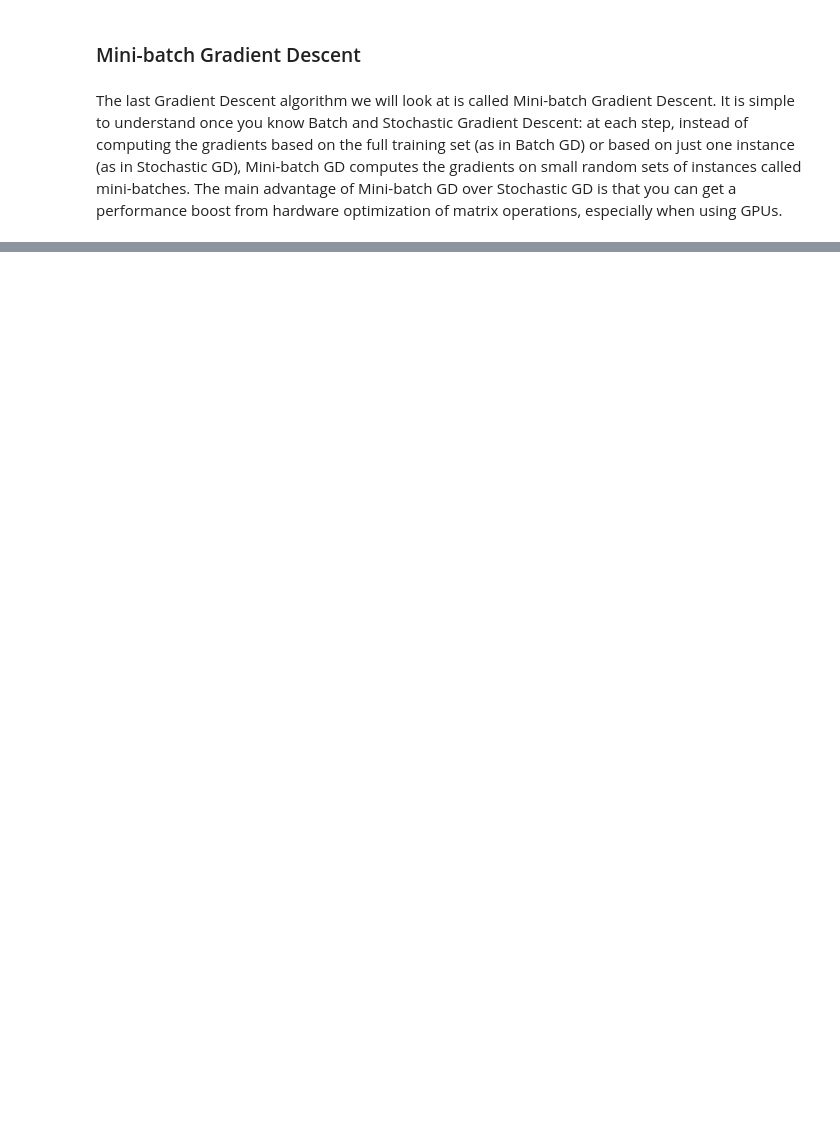
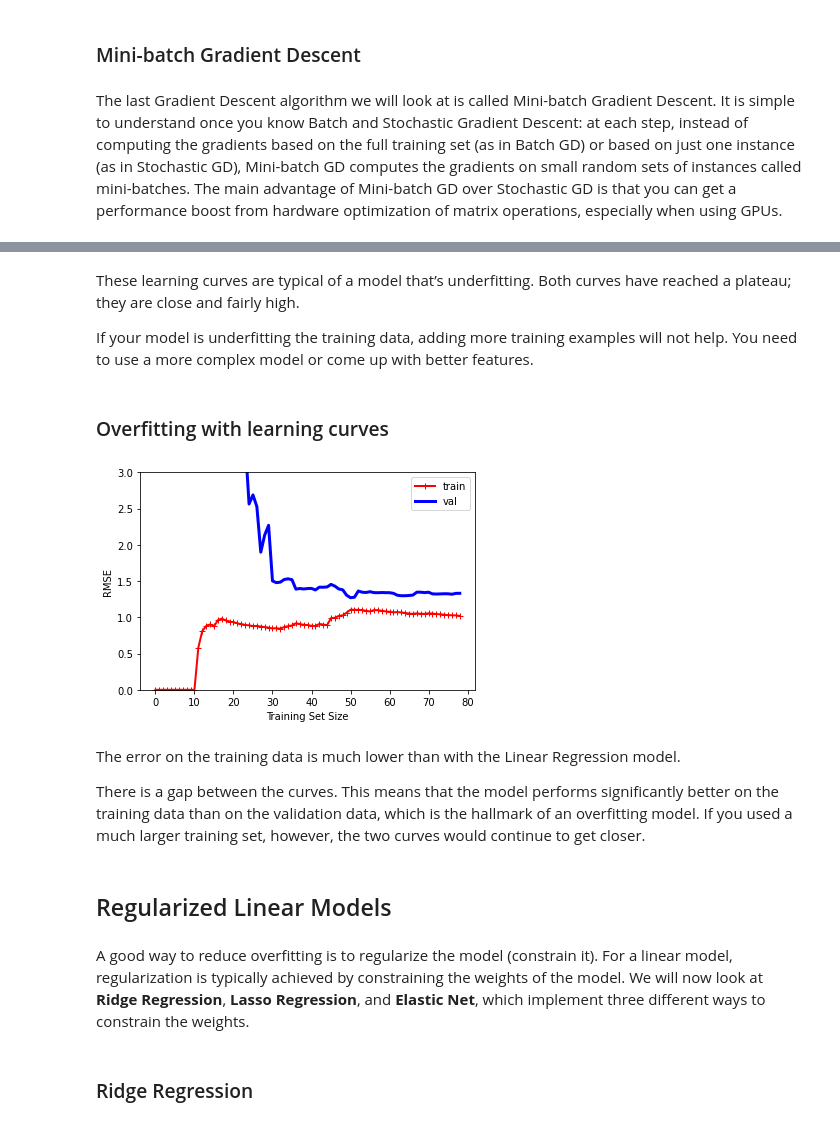
Before and after one commit to alexandrehsd/handson-ml-notes, a Jupyter notebook: ch04_training_models.ipynb, the cells around one changed output, grey strips where cells are left out. Saved outputs shown, nothing was run; the diff lists cells and outputs as text; code cells hidden in the pictures; blank space fills up the shorter version.

```diff
--- a/ch04_training_models.ipynb
+++ b/ch04_training_models.ipynb
@@ -151,0 +237,28 @@ The last Gradient Descent algorithm we will look at is called Mini-batch Gradien
+# %% [markdown]
+These learning curves are typical of a model that’s underfitting. Both curves
+have reached a plateau; they are close and fairly high.
+
+If your model is underfitting the training data, adding more training examples will not help. You need to use a more complex model or come up with better features.
+# %% [markdown]
+### Overfitting with learning curves
+# %%
+from sklearn.pipeline import Pipeline
+
+polynomial_regression = Pipeline([
+    ("poly_features", PolynomialFeatures(degree=10, include_bias=False)),
+    ("lin_reg", LinearRegression())
+])
+
+plot_learning_curves(polynomial_regression, X, y)
+# %% [output]
+[figure, added]
+# %% [markdown]
+The error on the training data is much lower than with the Linear Regression model.
+
+There is a gap between the curves. This means that the model performs significantly better on the training data than on the validation data, which is the hallmark of an overfitting model. If you used a much larger training set, however, the two curves would continue to get closer.
+# %% [markdown]
+## Regularized Linear Models
+# %% [markdown]
+A good way to reduce overfitting is to regularize the model (constrain it). For a linear model, regularization is typically achieved by constraining the weights of the model. We will now look at **Ridge Regression**, **Lasso Regression**, and **Elastic Net**, which implement three different ways to constrain the weights.
+# %% [markdown]
+### Ridge Regression
```
Also changed, not shown: parts of 75 cells of this notebook.
